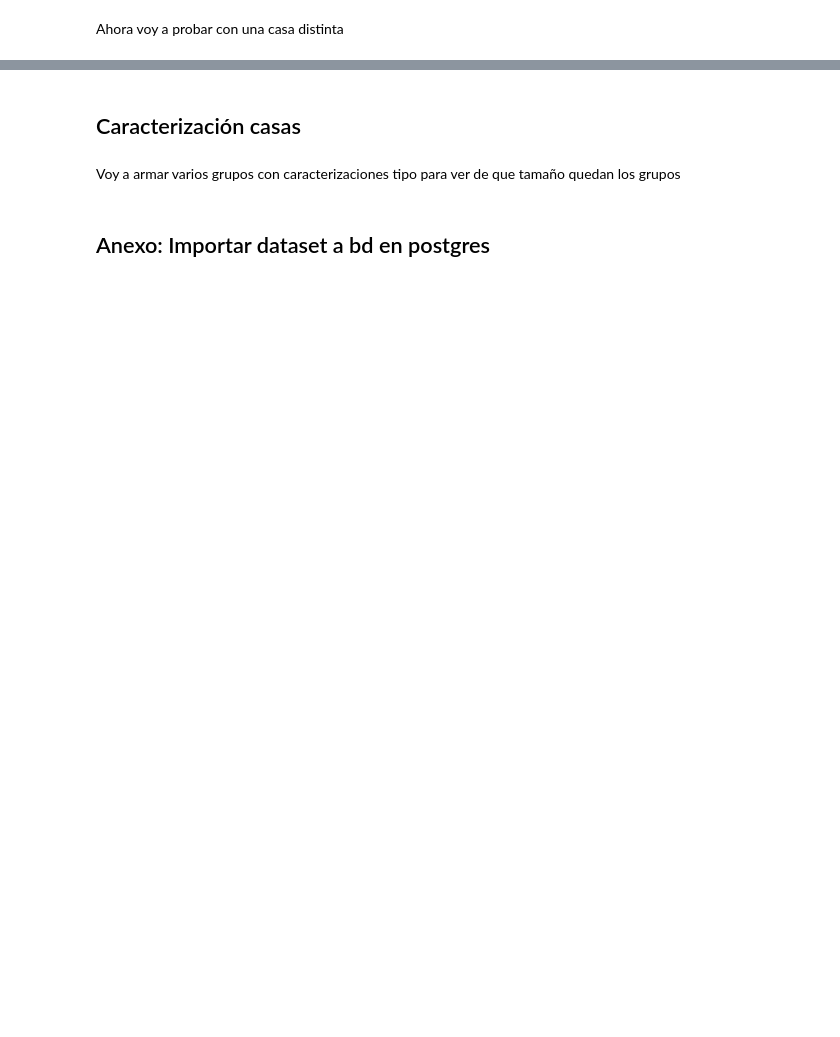
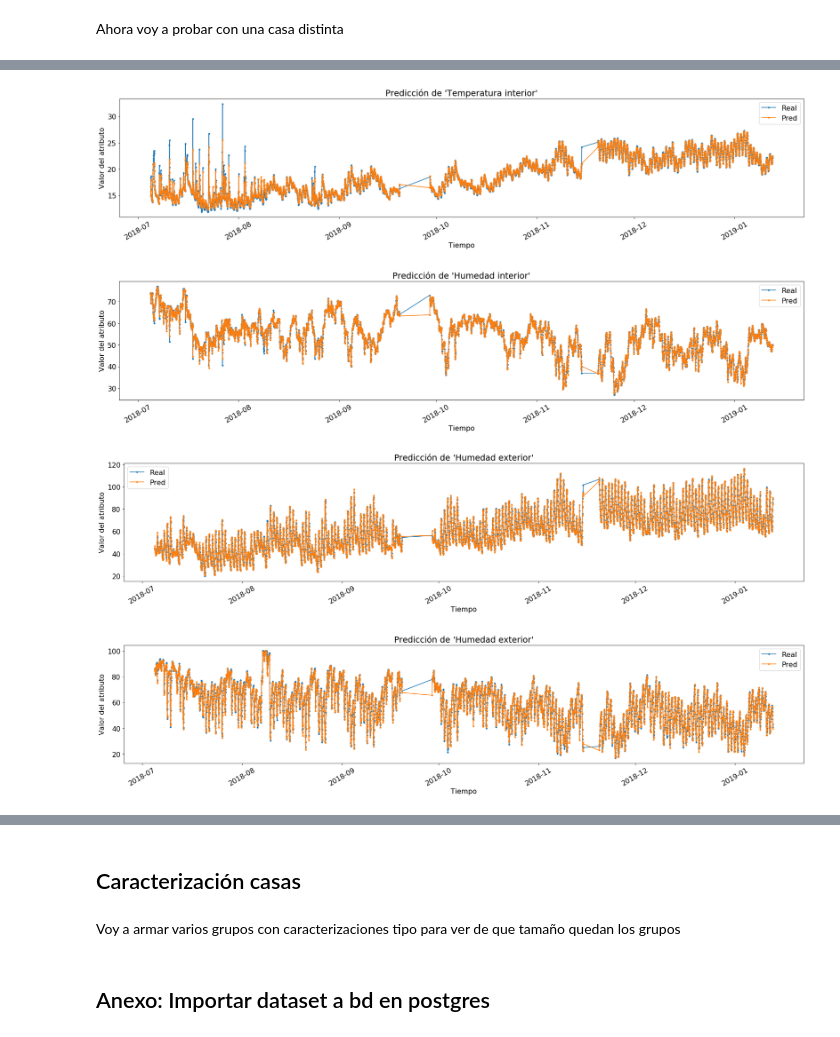
Before and after one commit to fco96/memoria, a Jupyter notebook: Memoria Francisco Olivares.ipynb, the cells around one changed output, grey strips where cells are left out. Cells and saved outputs as stored; diff of their text form; code cells hidden in the pictures; blank space fills up the shorter version.

```diff
--- a/Memoria Francisco Olivares.ipynb
+++ b/Memoria Francisco Olivares.ipynb
@@ -521,0 +596,9 @@ for i in range(4):
+# %%
+exp_y_pred = model_2.predict(experimental_valitation_data[0])
+for i in range(4):
+    chart_predictions(experimental_serie_1, i, experimental_scalers, experimental_valitation_data[1], exp_y_pred)
+# %% [output]
+[figure, added]
+[figure, added]
+[figure, added]
+[figure, added]
```
Also changed, not shown: parts of 10 cells of this notebook.
